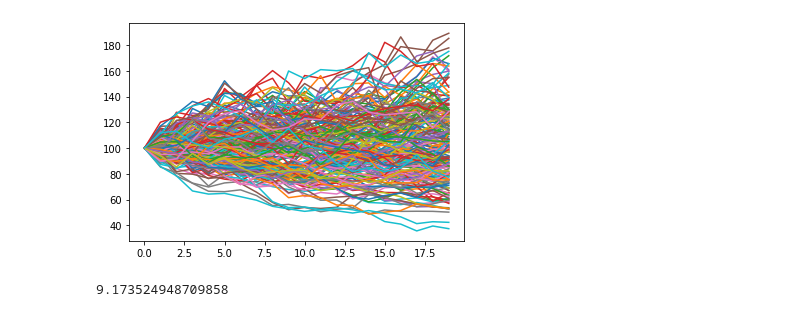
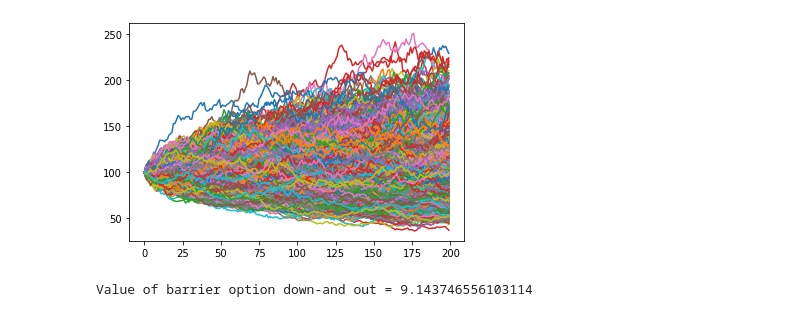
Before and after one commit to Mariusz-cpu/options-valuation, a Jupyter notebook: Barreir_option_monte_carlo.ipynb, the cells around one changed output. Saved outputs shown, nothing was run; the diff lists cells and outputs as text; code cells hidden in the pictures.

```diff
--- a/Barreir_option_monte_carlo.ipynb
+++ b/Barreir_option_monte_carlo.ipynb
@@ -8,38 +8,38 @@ import matplotlib.pyplot as plt
 from random import randint
 
 seed = randint(0,100000)
-K = 20
-N = 200
+K = 200
+N = 2000
 np.random.seed(seed)
 
 S0 =100 #stock price
 SP = 110 #strike_Price
 r = 0.03 #drift
 sigma = 0.3 #Volatility
 H = 70 #barier
 T = 1
 
 dt = T / K
 B=np.zeros((N, K))
 B[:, 0] = S0
 
 Si = S0*np.exp((r - 0.5*sigma**2)*dt + sigma * np.random.randn(N) * np.sqrt(dt))-S0
 
 for k in range(K-1):
     B[:, k+1] = B[:, k]  + Si
     Si=(np.exp((r - 0.5*sigma**2)*dt + sigma * np.random.randn(N) * np.sqrt(dt))-1)*B[:,k+1]
 
 plt.plot(B.T)
 plt.show()
 
 #elimination of rows where the share price dropped below barrier
 B = (np.delete(B, np.where(B < H)[0], axis=0))
 B = np.maximum(B,SP)
 
 #calculation of option value
 Option_Value=(1/N)*np.exp(-r)*T*np.sum(B[:,K-1]-SP)
 
-print(Option_Value)
+print('Value of barrier option down-and out =', Option_Value)
 # %% [output]
-[figure, old version]
+[figure, new version]
-9.173524948709858
+Value of barrier option down-and out = 9.143746556103114
```
